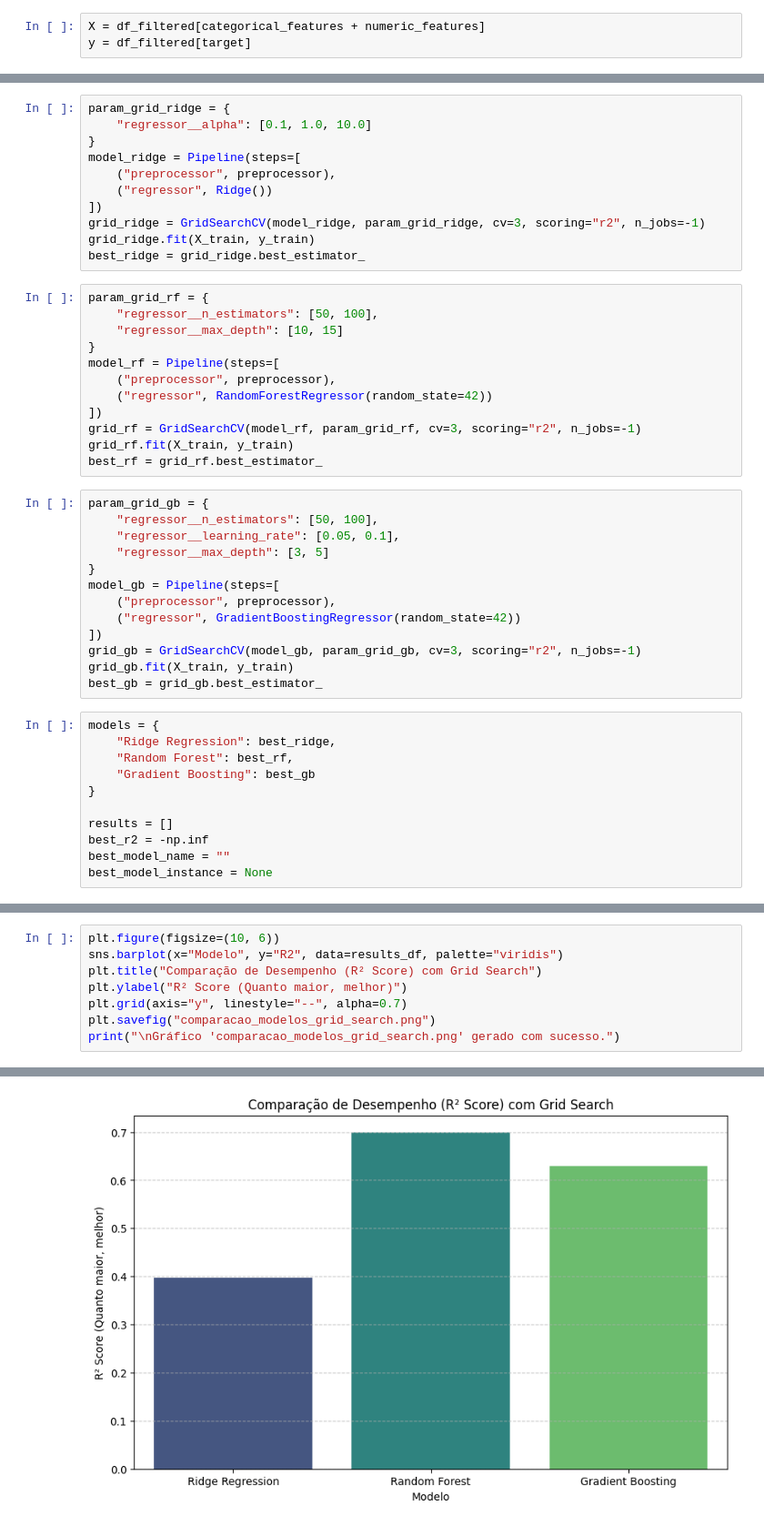
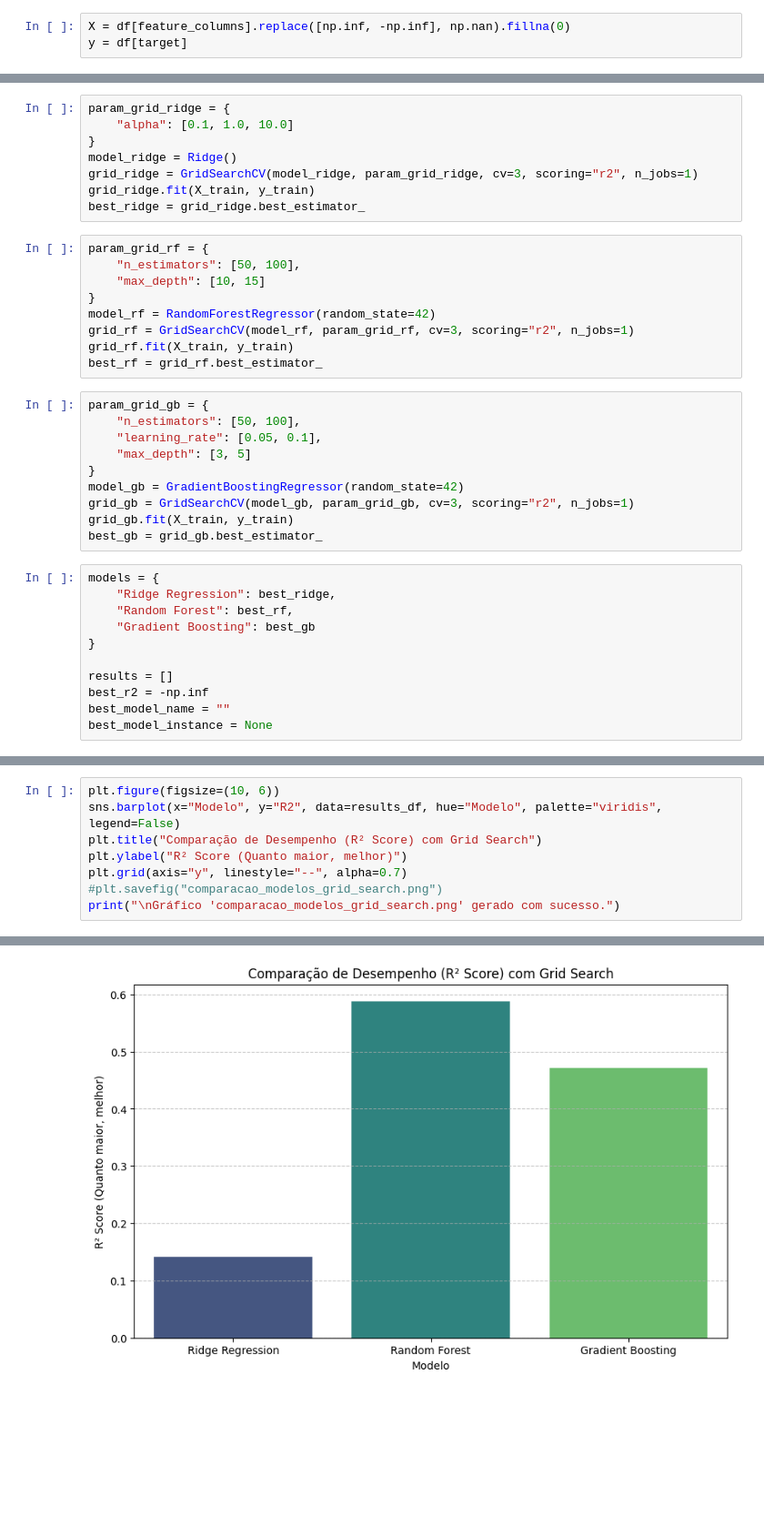
Before and after one commit to adrianop/ESE410035---Introducao-ao-Aprendizado-de-Maquina, a Jupyter notebook: 2- regressor models.ipynb, the cells around one changed output, grey strips where cells are left out. Shown at 91% size. Cells and saved outputs as stored; diff of their text form; blank space fills up the shorter version.

```diff
--- a/2- regressor models.ipynb
+++ b/2- regressor models.ipynb
@@ -26,4 +38,4 @@ numeric_features = ['Ano', 'Volume_motor', 'Km', 'Airbags', 'Idade']
 # %%
-X = df_filtered[categorical_features + numeric_features]
-y = df_filtered[target]
+X = df[feature_columns].replace([np.inf, -np.inf], np.nan).fillna(0)
+y = df[target]
 # %%
@@ -41,37 +52,28 @@ base_pipeline = Pipeline(steps=[
 # %%
 param_grid_ridge = {
-    "regressor__alpha": [0.1, 1.0, 10.0]
+    "alpha": [0.1, 1.0, 10.0]
 }
-model_ridge = Pipeline(steps=[
-    ("preprocessor", preprocessor),
-    ("regressor", Ridge())
-])
-grid_ridge = GridSearchCV(model_ridge, param_grid_ridge, cv=3, scoring="r2", n_jobs=-1)
+model_ridge = Ridge()
+grid_ridge = GridSearchCV(model_ridge, param_grid_ridge, cv=3, scoring="r2", n_jobs=1)
 grid_ridge.fit(X_train, y_train)
 best_ridge = grid_ridge.best_estimator_
 # %%
 param_grid_rf = {
-    "regressor__n_estimators": [50, 100],
-    "regressor__max_depth": [10, 15]
+    "n_estimators": [50, 100],
+    "max_depth": [10, 15]
 }
-model_rf = Pipeline(steps=[
-    ("preprocessor", preprocessor),
-    ("regressor", RandomForestRegressor(random_state=42))
-])
-grid_rf = GridSearchCV(model_rf, param_grid_rf, cv=3, scoring="r2", n_jobs=-1)
+model_rf = RandomForestRegressor(random_state=42)
+grid_rf = GridSearchCV(model_rf, param_grid_rf, cv=3, scoring="r2", n_jobs=1)
 grid_rf.fit(X_train, y_train)
 best_rf = grid_rf.best_estimator_
 # %%
 param_grid_gb = {
-    "regressor__n_estimators": [50, 100],
-    "regressor__learning_rate": [0.05, 0.1],
-    "regressor__max_depth": [3, 5]
+    "n_estimators": [50, 100],
+    "learning_rate": [0.05, 0.1],
+    "max_depth": [3, 5]
 }
-model_gb = Pipeline(steps=[
-    ("preprocessor", preprocessor),
-    ("regressor", GradientBoostingRegressor(random_state=42))
-])
-grid_gb = GridSearchCV(model_gb, param_grid_gb, cv=3, scoring="r2", n_jobs=-1)
+model_gb = GradientBoostingRegressor(random_state=42)
+grid_gb = GridSearchCV(model_gb, param_grid_gb, cv=3, scoring="r2", n_jobs=1)
 grid_gb.fit(X_train, y_train)
 best_gb = grid_gb.best_estimator_
 # %%
@@ -112,10 +114,10 @@ print(results_df)
 # %%
 plt.figure(figsize=(10, 6))
-sns.barplot(x="Modelo", y="R2", data=results_df, palette="viridis")
+sns.barplot(x="Modelo", y="R2", data=results_df, hue="Modelo", palette="viridis", legend=False)
 plt.title("Comparação de Desempenho (R² Score) com Grid Search")
 plt.ylabel("R² Score (Quanto maior, melhor)")
 plt.grid(axis="y", linestyle="--", alpha=0.7)
-plt.savefig("comparacao_modelos_grid_search.png")
+#plt.savefig("comparacao_modelos_grid_search.png")
 print("\nGráfico 'comparacao_modelos_grid_search.png' gerado com sucesso.")
 # %% [output]
 Gráfico 'comparacao_modelos_grid_search.png' gerado com sucesso.
@@ -125,3 +124,3 @@ Passing `palette` without assigning `hue` is deprecated and will be removed in v
-[figure, old version]
+[figure, new version]
 # %%
 if best_model_instance:
```
Also changed, not shown: parts of 11 cells of this notebook, 19 other files.
